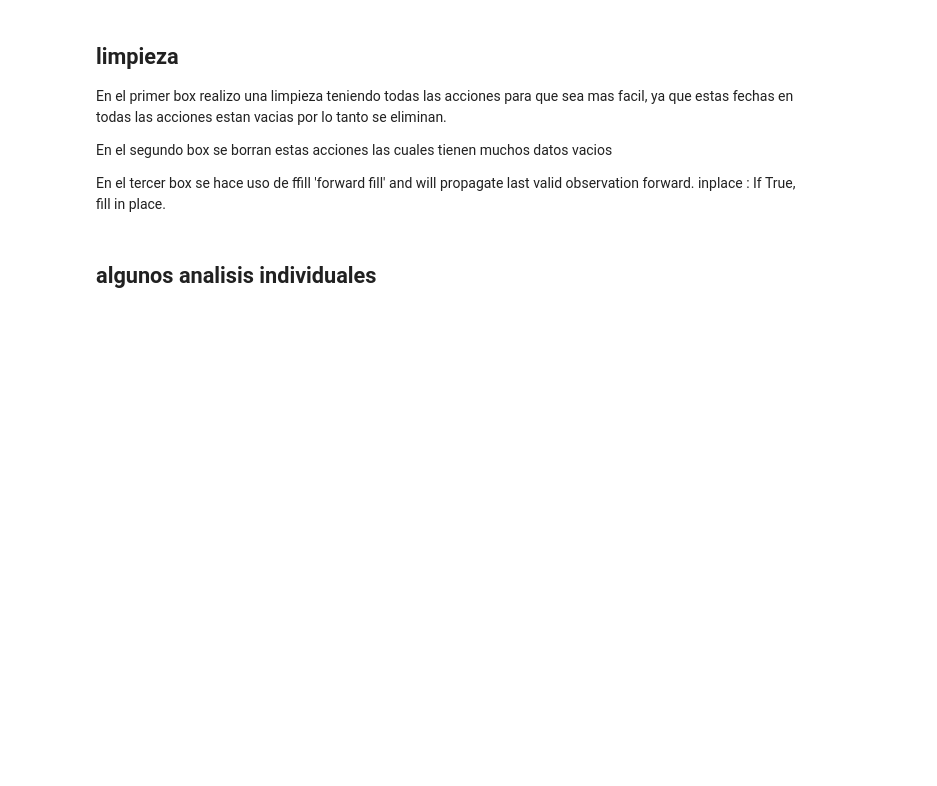
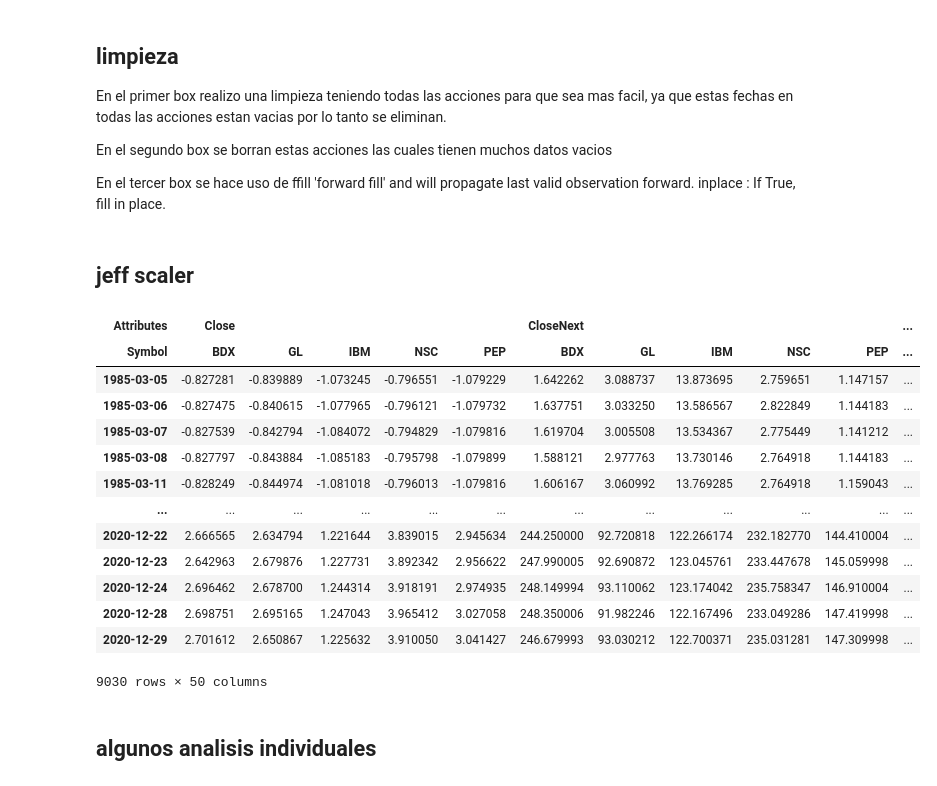
Before and after one commit to joseuribe0624/stocks-prections, a Jupyter notebook: codes/technical_codes/technicalperstock.ipynb, the cells around one changed output. Saved outputs shown, nothing was run; the diff lists cells and outputs as text; code cells hidden in the pictures; blank space fills up the shorter version.

```diff
--- a/codes/technical_codes/technicalperstock.ipynb
+++ b/codes/technical_codes/technicalperstock.ipynb
@@ -96,3 +96,5 @@ data = data.fillna(method='bfill')
 attributes_to_erase = ('High','Low','Open','ma20','lower','upper')
 for i in attributes_to_erase:
     data=data.drop(i, axis=1, level=0)
+# %% [markdown]
+## jeff scaler
@@ -99,3 +111,27 @@ for i in attributes_to_erase:
+# %%
+stock_sel = ['NSC', 'GL', 'PEP', 'BDX', 'IBM']
+all_data = pd.DataFrame()
+for stock in stock_sel:
+    df2 = dfM(stock, X)
+    df2.columns = pd.MultiIndex.from_product([df2.columns, [stock]], names=['Attributes', 'Symbol'])
+    all_data = pd.concat([all_data, df2], axis=1).sort_index(axis=1)
+
+all_data
+# %% [output]
+| Attributes | Close |  |  |  |  | CloseNext |  |  |  |  | ... |
+| Symbol | BDX | GL | IBM | NSC | PEP | BDX | GL | IBM | NSC | PEP | ... |
+| 1985-03-05 | -0.827281 | -0.839889 | -1.073245 | -0.796551 | -1.079229 | 1.642262 | 3.088737 | 13.873695 | 2.759651 | 1.147157 | ... |
+| 1985-03-06 | -0.827475 | -0.840615 | -1.077965 | -0.796121 | -1.079732 | 1.637751 | 3.033250 | 13.586567 | 2.822849 | 1.144183 | ... |
+| 1985-03-07 | -0.827539 | -0.842794 | -1.084072 | -0.794829 | -1.079816 | 1.619704 | 3.005508 | 13.534367 | 2.775449 | 1.141212 | ... |
+| 1985-03-08 | -0.827797 | -0.843884 | -1.085183 | -0.795798 | -1.079899 | 1.588121 | 2.977763 | 13.730146 | 2.764918 | 1.144183 | ... |
+| 1985-03-11 | -0.828249 | -0.844974 | -1.081018 | -0.796013 | -1.079816 | 1.606167 | 3.060992 | 13.769285 | 2.764918 | 1.159043 | ... |
+| ... | ... | ... | ... | ... | ... | ... | ... | ... | ... | ... | ... |
+| 2020-12-22 | 2.666565 | 2.634794 | 1.221644 | 3.839015 | 2.945634 | 244.250000 | 92.720818 | 122.266174 | 232.182770 | 144.410004 | ... |
+| 2020-12-23 | 2.642963 | 2.679876 | 1.227731 | 3.892342 | 2.956622 | 247.990005 | 92.690872 | 123.045761 | 233.447678 | 145.059998 | ... |
+| 2020-12-24 | 2.696462 | 2.678700 | 1.244314 | 3.918191 | 2.974935 | 248.149994 | 93.110062 | 123.174042 | 235.758347 | 146.910004 | ... |
+| 2020-12-28 | 2.698751 | 2.695165 | 1.247043 | 3.965412 | 3.027058 | 248.350006 | 91.982246 | 122.167496 | 233.049286 | 147.419998 | ... |
+| 2020-12-29 | 2.701612 | 2.650867 | 1.225632 | 3.910050 | 3.041427 | 246.679993 | 93.030212 | 122.700371 | 235.031281 | 147.309998 | ... |
+9030 rows × 50 columns
 # %% [markdown]
 ## algunos analisis individuales
 # %%
```
Also changed, not shown: parts of 5 cells of this notebook.
